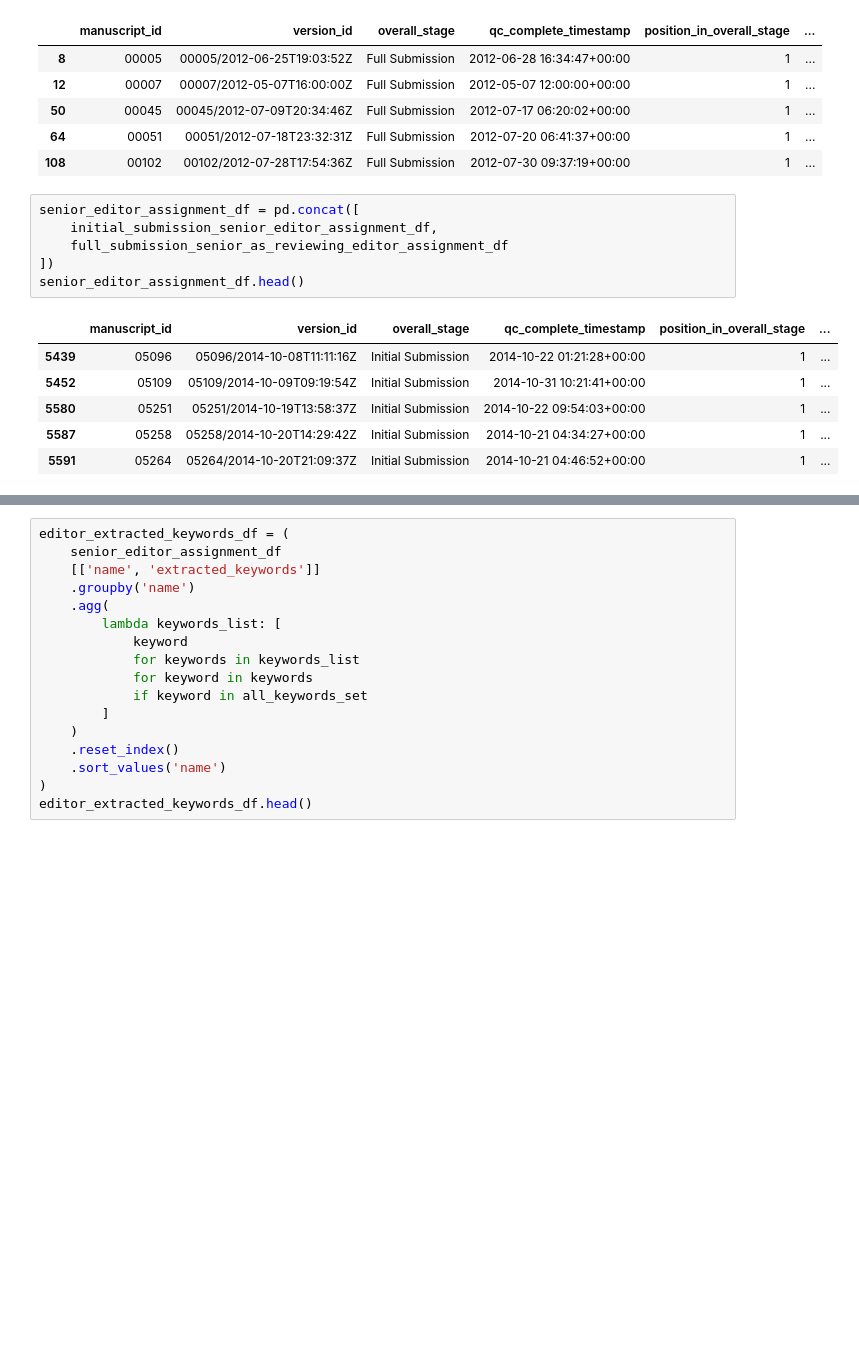
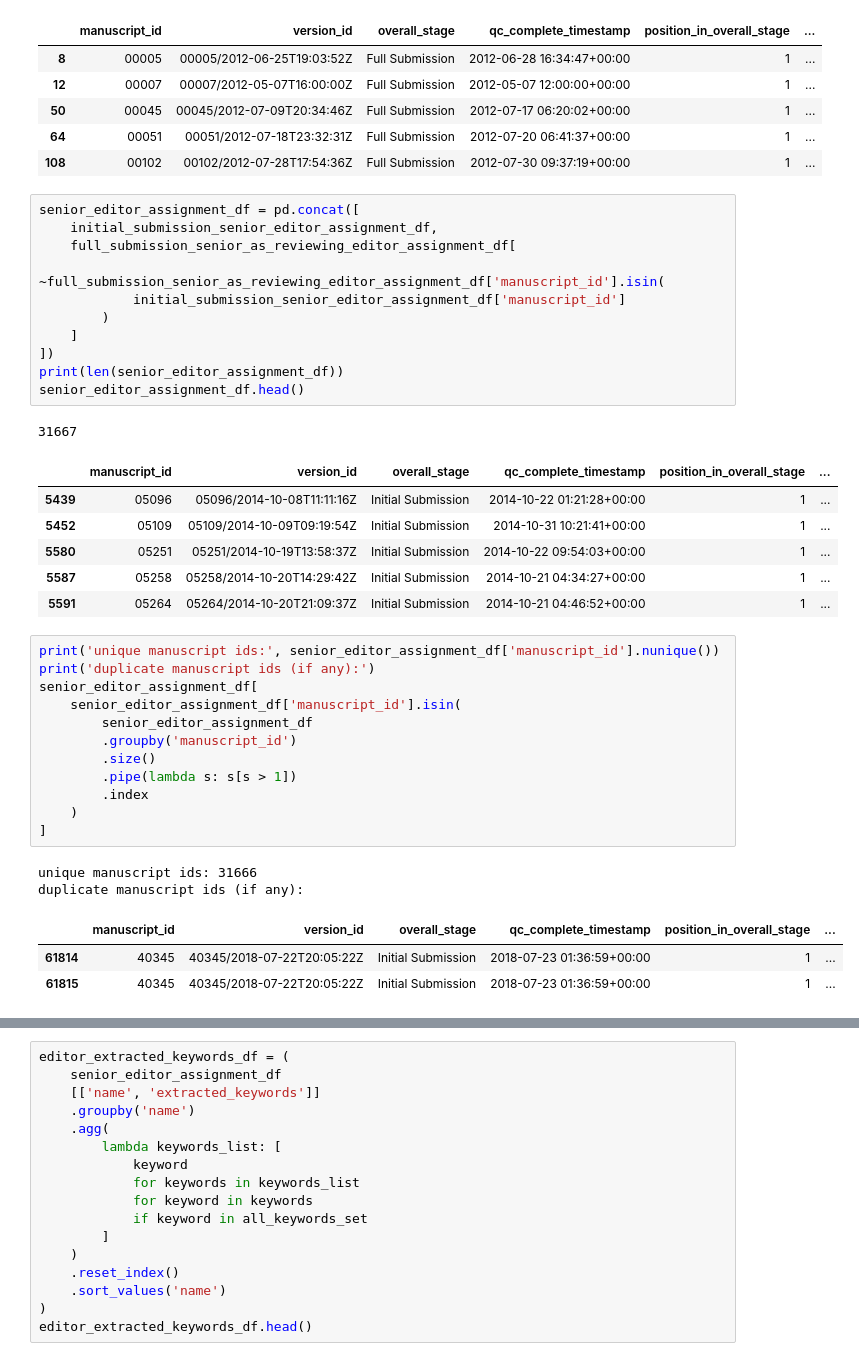
Before and after one commit to elifesciences/data-science-dags, a Jupyter notebook: notebooks/peerscout/peerscout-build-senior-editor-profiles.ipynb, the cells around one changed output, grey strips where cells are left out. Drawn from its saved outputs; the diff is of its cells as text; blank space fills up the shorter version.

Commit message:
reduce manuscript duplication

```diff
--- a/notebooks/peerscout/peerscout-build-senior-editor-profiles.ipynb
+++ b/notebooks/peerscout/peerscout-build-senior-editor-profiles.ipynb
@@ -247,16 +247,40 @@ full_submission_senior_as_reviewing_editor_assignment_df.head()
 # %%
 senior_editor_assignment_df = pd.concat([
     initial_submission_senior_editor_assignment_df,
-    full_submission_senior_as_reviewing_editor_assignment_df
+    full_submission_senior_as_reviewing_editor_assignment_df[
+        ~full_submission_senior_as_reviewing_editor_assignment_df['manuscript_id'].isin(
+            initial_submission_senior_editor_assignment_df['manuscript_id']
+        )
+    ]
 ])
+print(len(senior_editor_assignment_df))
 senior_editor_assignment_df.head()
 # %% [output]
+31667
 |  | manuscript_id | version_id | overall_stage | qc_complete_timestamp | position_in_overall_stage | ... |
 | 5439 | 05096 | 05096/2014-10-08T11:11:16Z | Initial Submission | 2014-10-22 01:21:28+00:00 | 1 | ... |
 | 5452 | 05109 | 05109/2014-10-09T09:19:54Z | Initial Submission | 2014-10-31 10:21:41+00:00 | 1 | ... |
 | 5580 | 05251 | 05251/2014-10-19T13:58:37Z | Initial Submission | 2014-10-22 09:54:03+00:00 | 1 | ... |
 | 5587 | 05258 | 05258/2014-10-20T14:29:42Z | Initial Submission | 2014-10-21 04:34:27+00:00 | 1 | ... |
 | 5591 | 05264 | 05264/2014-10-20T21:09:37Z | Initial Submission | 2014-10-21 04:46:52+00:00 | 1 | ... |
+# %%
+print('unique manuscript ids:', senior_editor_assignment_df['manuscript_id'].nunique())
+print('duplicate manuscript ids (if any):')
+senior_editor_assignment_df[
+    senior_editor_assignment_df['manuscript_id'].isin(
+        senior_editor_assignment_df
+        .groupby('manuscript_id')
+        .size()
+        .pipe(lambda s: s[s > 1])
+        .index
+    )
+]
+# %% [output]
+unique manuscript ids: 31666
+duplicate manuscript ids (if any):
+|  | manuscript_id | version_id | overall_stage | qc_complete_timestamp | position_in_overall_stage | ... |
+| 61814 | 40345 | 40345/2018-07-22T20:05:22Z | Initial Submission | 2018-07-23 01:36:59+00:00 | 1 | ... |
+| 61815 | 40345 | 40345/2018-07-22T20:05:22Z | Initial Submission | 2018-07-23 01:36:59+00:00 | 1 | ... |
 # %%
 tf_idf_vectorizer = TfidfVectorizer(
     tokenizer=identity_fn,
```
Also changed, not shown: parts of 6 cells of this notebook.
